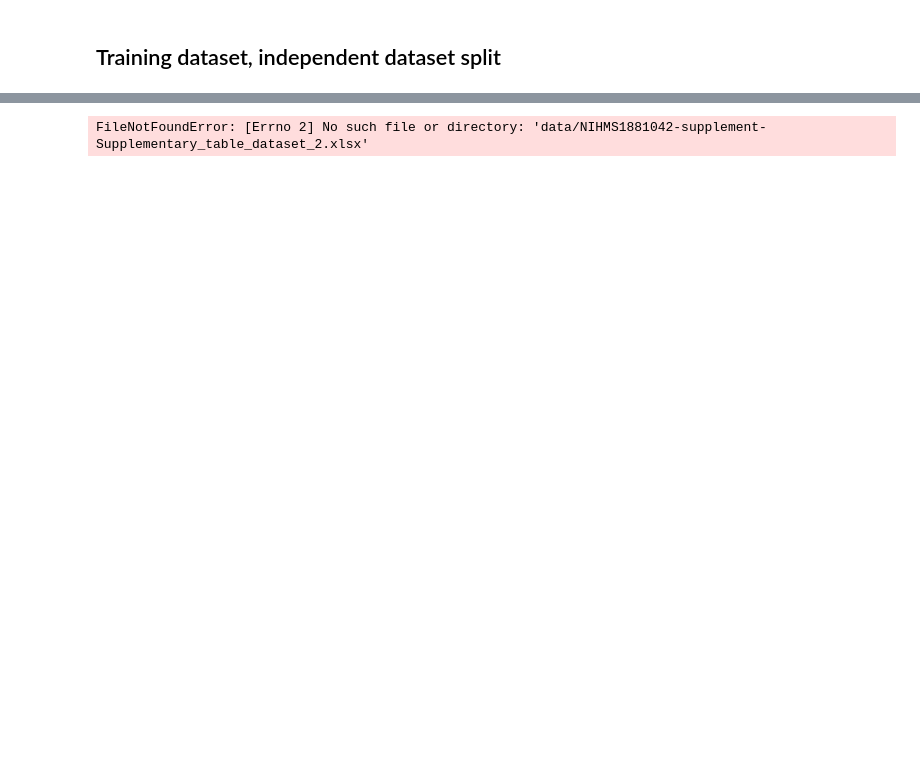
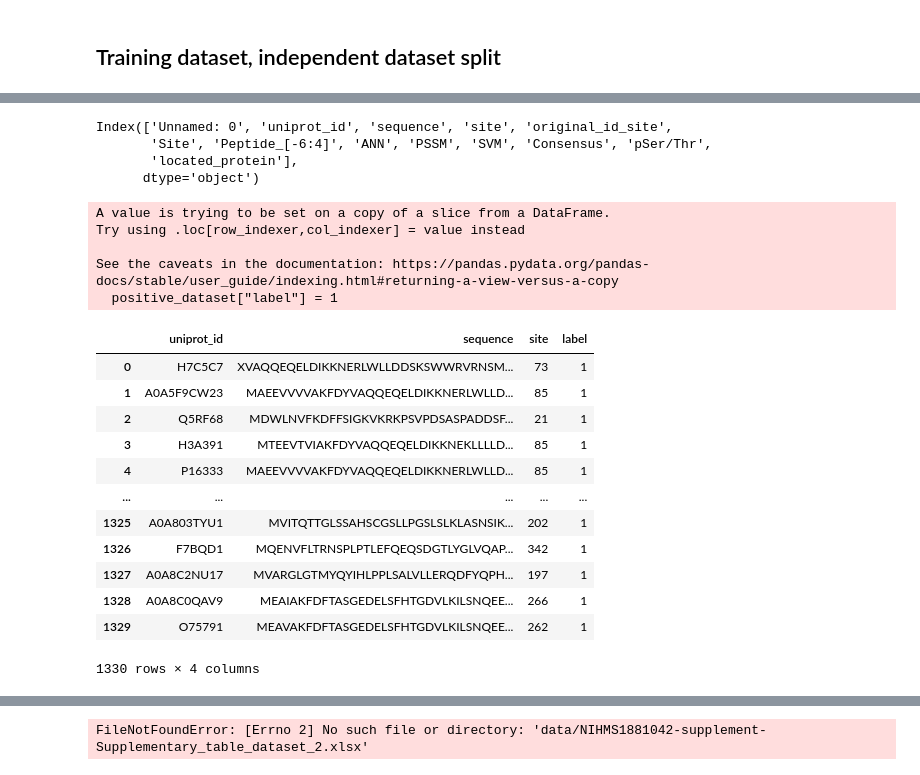
Before and after one commit to liuliu-umich/CAMP-14-3-3, a Jupyter notebook: 4.2 Modeling.ipynb, the cells around one changed output, grey strips where cells are left out. Saved outputs shown, nothing was run; the diff lists cells and outputs as text; code cells hidden in the pictures; blank space fills up the shorter version.

```diff
--- a/4.2 Modeling.ipynb
+++ b/4.2 Modeling.ipynb
@@ -6,0 +27,31 @@ features_df
+# %%
+positive_dataset.columns
+# %% [output]
+Index(['Unnamed: 0', 'uniprot_id', 'sequence', 'site', 'original_id_site',
+       'Site', 'Peptide_[-6:4]', 'ANN', 'PSSM', 'SVM', 'Consensus', 'pSer/Thr',
+       'located_protein'],
+      dtype='object')
+# %%
+positive_dataset = positive_dataset[['uniprot_id', 'sequence', 'site', "located_protein"]]
+positive_dataset["label"] = 1
+positive_dataset["augmentated from uniprot ID"] = positive_dataset["located_protein"]
+positive_dataset
+# %% [output]
+A value is trying to be set on a copy of a slice from a DataFrame.
+Try using .loc[row_indexer,col_indexer] = value instead
+
+See the caveats in the documentation: https://pandas.pydata.org/pandas-docs/stable/user_guide/indexing.html#returning-a-view-versus-a-copy
+  positive_dataset["label"] = 1
+|  | uniprot_id | sequence | site | label |
+| 0 | H7C5C7 | XVAQQEQELDIKKNERLWLLDDSKSWWRVRNSM... | 73 | 1 |
+| 1 | A0A5F9CW23 | MAEEVVVVAKFDYVAQQEQELDIKKNERLWLLD... | 85 | 1 |
+| 2 | Q5RF68 | MDWLNVFKDFFSIGKVKRKPSVPDSASPADDSF... | 21 | 1 |
+| 3 | H3A391 | MTEEVTVIAKFDYVAQQEQELDIKKNEKLLLLD... | 85 | 1 |
+| 4 | P16333 | MAEEVVVVAKFDYVAQQEQELDIKKNERLWLLD... | 85 | 1 |
+| ... | ... | ... | ... | ... |
+| 1325 | A0A803TYU1 | MVITQTTGLSSAHSCGSLLPGSLSLKLASNSIK... | 202 | 1 |
+| 1326 | F7BQD1 | MQENVFLTRNSPLPTLEFQEQSDGTLYGLVQAP... | 342 | 1 |
+| 1327 | A0A8C2NU17 | MVARGLGTMYQYIHLPPLSALVLLERQDFYQPH... | 197 | 1 |
+| 1328 | A0A8C0QAV9 | MEAIAKFDFTASGEDELSFHTGDVLKILSNQEE... | 266 | 1 |
+| 1329 | O75791 | MEAVAKFDFTASGEDELSFHTGDVLKILSNQEE... | 262 | 1 |
+1330 rows × 4 columns
```
Also changed, not shown: parts of 19 cells of this notebook, 2 other files.
